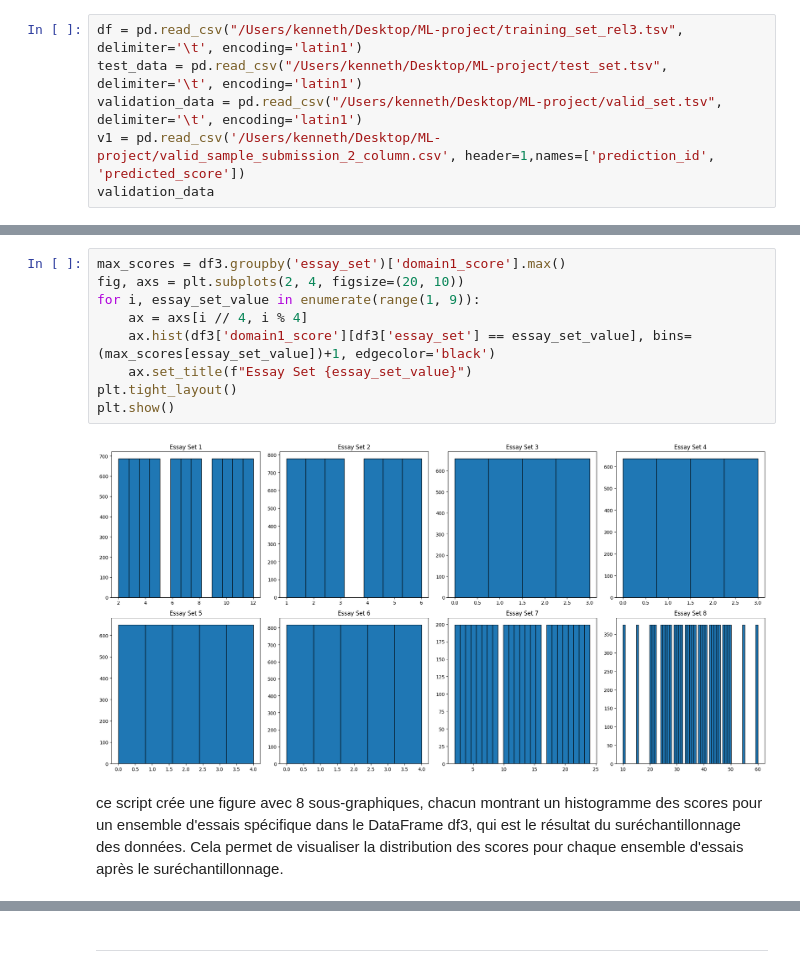
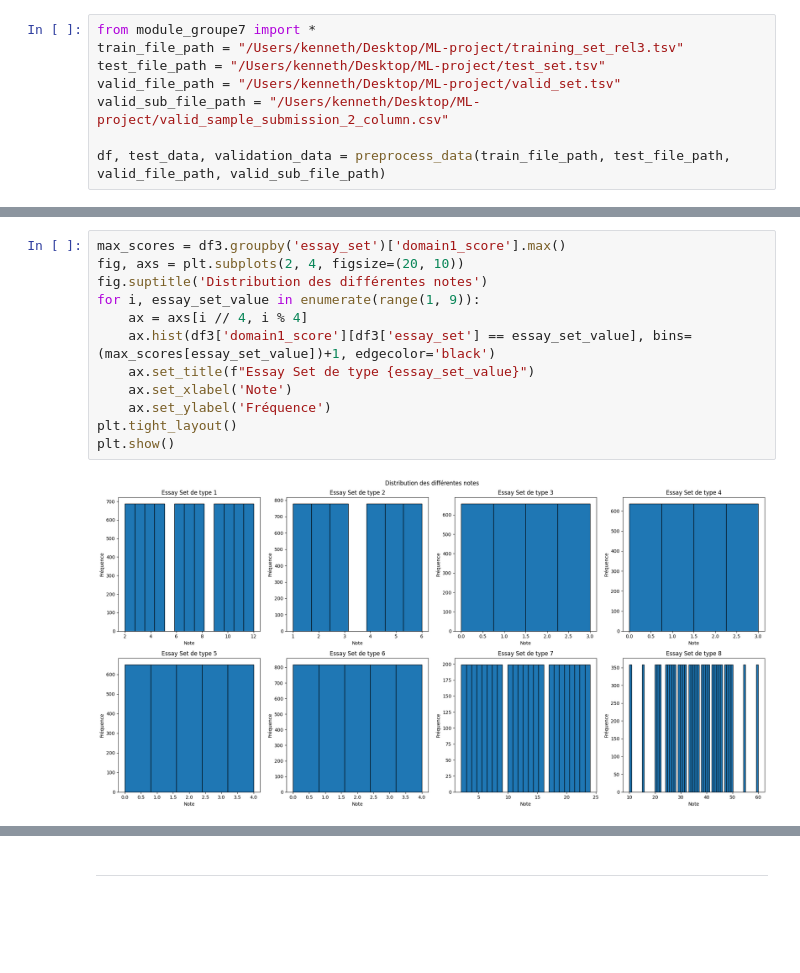
Before and after one commit to Group7-DSTI/ML-project, a Jupyter notebook: Kenneth.ipynb, the cells around one changed output, grey strips where cells are left out. Drawn from its saved outputs; the diff is of its cells as text; blank space fills up the shorter version.

```diff
--- a/Kenneth.ipynb
+++ b/Kenneth.ipynb
@@ -28,7 +1,9 @@ False
 # %%
-df = pd.read_csv("/Users/kenneth/Desktop/ML-project/training_set_rel3.tsv", delimiter='\t', encoding='latin1')
-test_data = pd.read_csv("/Users/kenneth/Desktop/ML-project/test_set.tsv", delimiter='\t', encoding='latin1')
-validation_data = pd.read_csv("/Users/kenneth/Desktop/ML-project/valid_set.tsv", delimiter='\t', encoding='latin1')
-v1 = pd.read_csv('/Users/kenneth/Desktop/ML-project/valid_sample_submission_2_column.csv', header=1,names=['prediction_id', 'predicted_score'])
-validation_data
+from module_groupe7 import *
+train_file_path = "/Users/kenneth/Desktop/ML-project/training_set_rel3.tsv"
+test_file_path = "/Users/kenneth/Desktop/ML-project/test_set.tsv"
+valid_file_path = "/Users/kenneth/Desktop/ML-project/valid_set.tsv"
+valid_sub_file_path = "/Users/kenneth/Desktop/ML-project/valid_sample_submission_2_column.csv"
+
+df, test_data, validation_data = preprocess_data(train_file_path, test_file_path, valid_file_path, valid_sub_file_path)
 # %% [output]
@@ -211,13 +147,14 @@ Enfin, il appelle cette fonction avec un DataFrame spécifique df2 et la colonne
 # %%
 max_scores = df3.groupby('essay_set')['domain1_score'].max()
 fig, axs = plt.subplots(2, 4, figsize=(20, 10))
+fig.suptitle('Distribution des différentes notes')
 for i, essay_set_value in enumerate(range(1, 9)):
     ax = axs[i // 4, i % 4]
     ax.hist(df3['domain1_score'][df3['essay_set'] == essay_set_value], bins=(max_scores[essay_set_value])+1, edgecolor='black')
-    ax.set_title(f"Essay Set {essay_set_value}")
+    ax.set_title(f"Essay Set de type {essay_set_value}")
+    ax.set_xlabel('Note')
+    ax.set_ylabel('Fréquence')
 plt.tight_layout()
 plt.show()
 # %% [output]
-[figure, old version]
+[figure, new version]
-# %% [markdown]
-ce script crée une figure avec 8 sous-graphiques, chacun montrant un histogramme des scores pour un ensemble d'essais spécifique dans le DataFrame df3, qui est le résultat du suréchantillonnage des données. Cela permet de visualiser la distribution des scores pour chaque ensemble d'essais après le suréchantillonnage.
```
Also changed, not shown: parts of 69 cells of this notebook, 2 other files.
